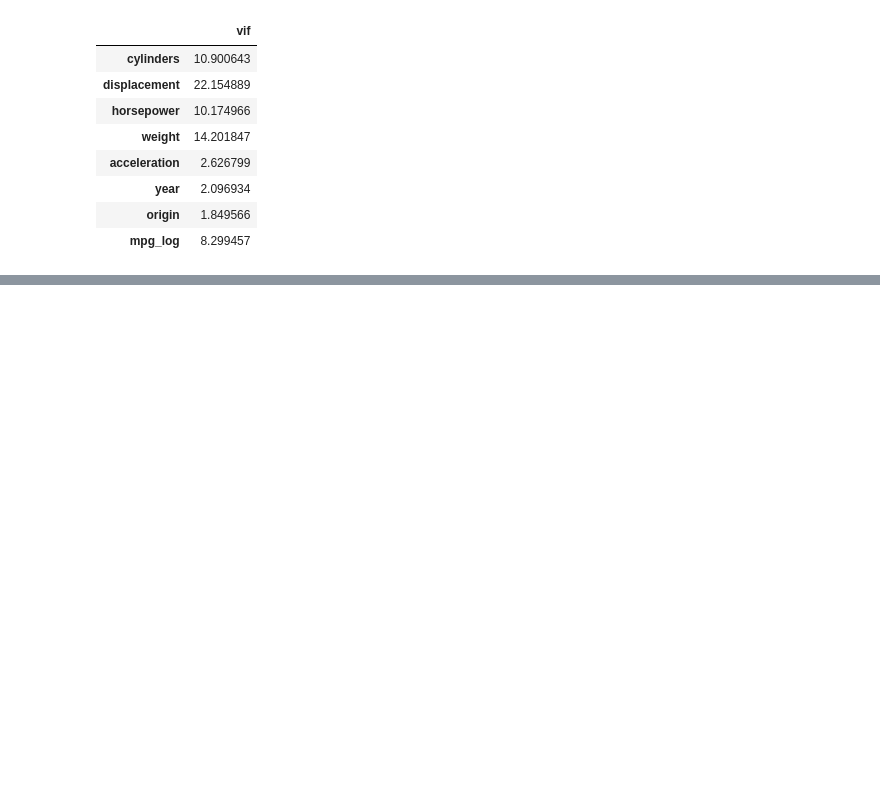
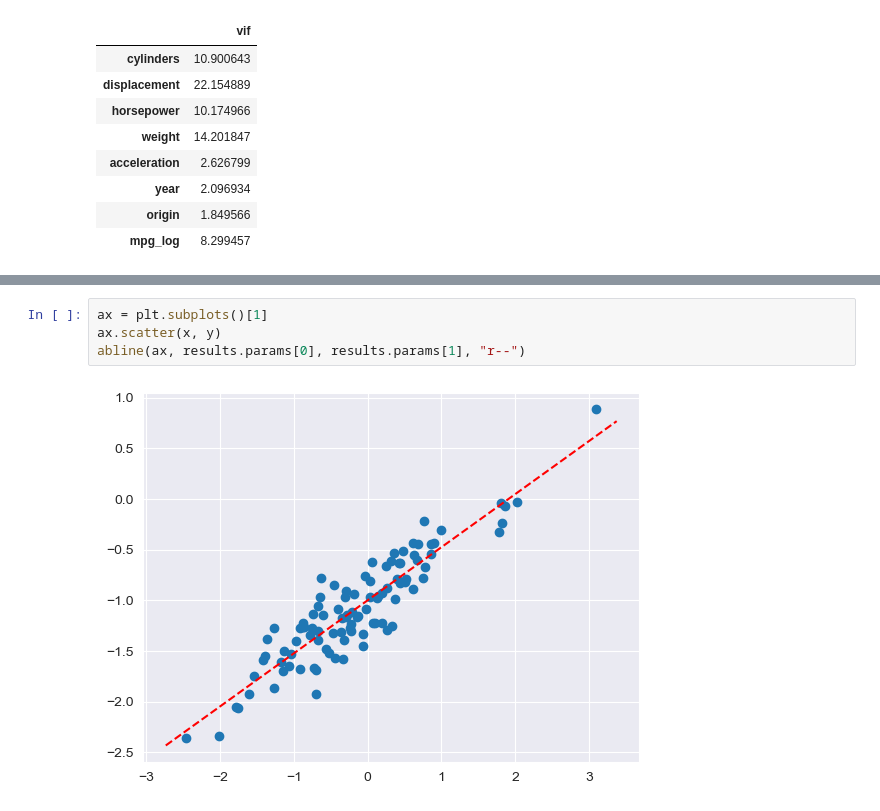
Before and after one commit to WanomiR/isl, a Jupyter notebook: notebooks/3_Exs_Linear_Regression.ipynb, the cells around one changed output, grey strips where cells are left out. Drawn from its saved outputs; the diff is of its cells as text; blank space fills up the shorter version.

```diff
--- a/notebooks/3_Exs_Linear_Regression.ipynb
+++ b/notebooks/3_Exs_Linear_Regression.ipynb
@@ -207,0 +323,6 @@ vif
+# %%
+ax = plt.subplots()[1]
+ax.scatter(x, y)
+abline(ax, results.params[0], results.params[1], "r--")
+# %% [output]
+[figure, added]
```
Also changed, not shown: parts of 28 cells of this notebook.
